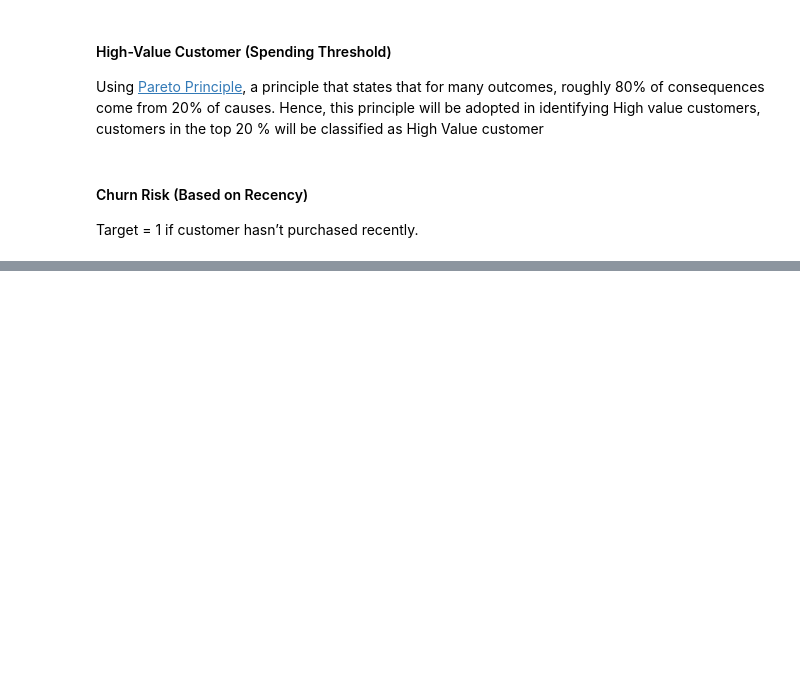
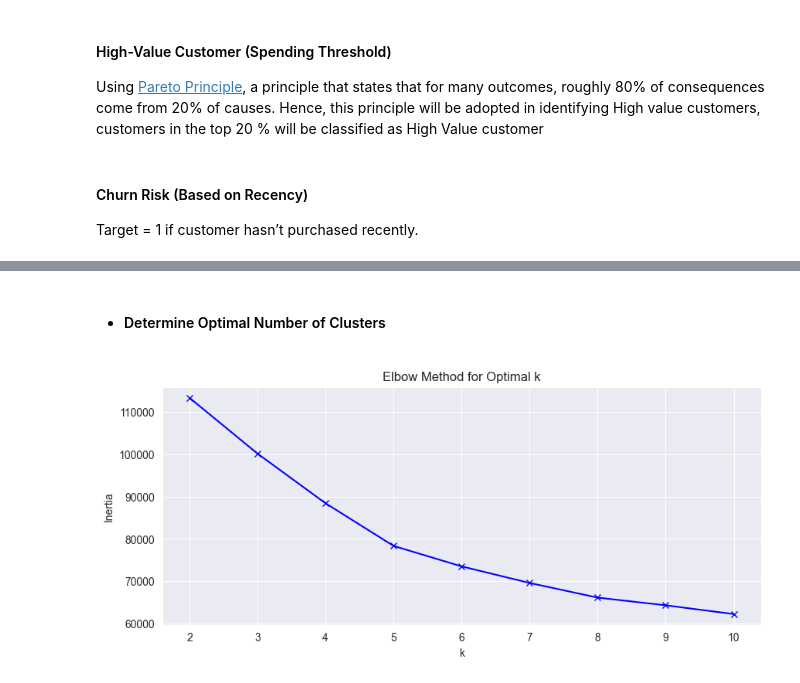
Before and after one commit to JuliusFemi/Capstone_project, a Jupyter notebook: code.ipynb, the cells around one changed output, grey strips where cells are left out. Drawn from its saved outputs; the diff is of its cells as text; code cells hidden in the pictures; blank space fills up the shorter version.

```diff
--- a/code.ipynb
+++ b/code.ipynb
@@ -2138,0 +2429,43 @@ customer_df['target_churn'] = (customer_df['recency_days'] > 90)
+# %%
+# Separate numeric and categorical columns
+numeric_features = ['recency_days', 'num_orders', 'total_spent', 'avg_order_value', 'return_rate']
+categorical_features = ['preferred_category', 'preferred_brand']
+# %%
+# Preprocess: scale numeric + one-hot encode categorical
+preprocessor = ColumnTransformer(
+    transformers=[
+        ('num', StandardScaler(), numeric_features),
+        ('cat', OneHotEncoder(handle_unknown='ignore'), categorical_features)
+    ]
+)
+
+# Transform the data
+X = preprocessor.fit_transform(segmentation_features)
+# %% [markdown]
+- #### Determine Optimal Number of Clusters
+# %%
+# Take a 10k sample for faster silhouette
+from sklearn.utils import resample
+
+X_sample = resample(X, n_samples=20000, random_state=42)
+
+inertia = []
+sil_scores = []
+K = range(2, 11)
+
+for k in K:
+    kmeans = KMeans(n_clusters=k, random_state=42, n_init=10)
+    kmeans.fit(X_sample)
+    inertia.append(kmeans.inertia_)
+    sil_scores.append(silhouette_score(X_sample, kmeans.labels_))
+# %%
+# Plot Elbow Method
+plt.figure(figsize=(10,4))
+plt.plot(K, inertia, 'bx-')
+plt.xlabel('k')
+plt.ylabel('Inertia')
+plt.title('Elbow Method for Optimal k')
+plt.savefig('Graphs/elblow_k_plot.png')
+plt.show()
+# %% [output]
+[figure, added]
```
Also changed, not shown: parts of 41 cells of this notebook, 4 other files.
